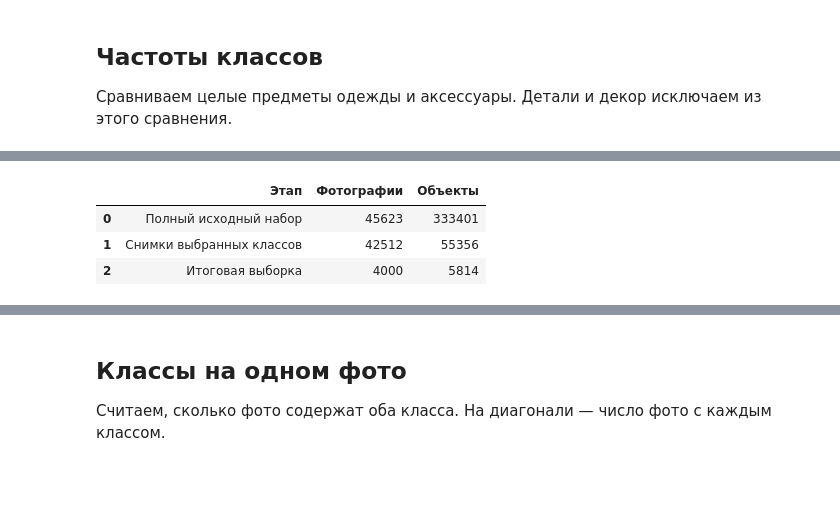
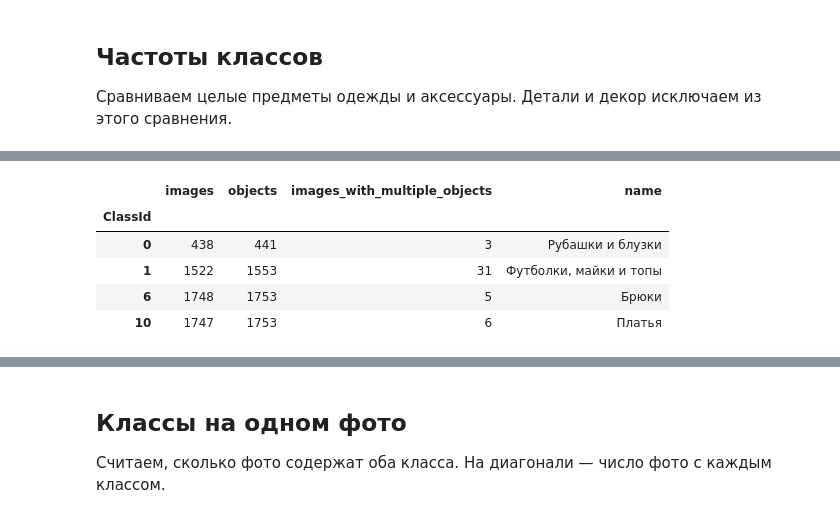
Before and after one commit to Monyzik/framework-coursework, a Jupyter notebook: notebooks/fashion.ipynb, the cells around one changed output, grey strips where cells are left out. Saved outputs shown, nothing was run; the diff lists cells and outputs as text; code cells hidden in the pictures; blank space fills up the shorter version.

```diff
--- a/notebooks/fashion.ipynb
+++ b/notebooks/fashion.ipynb
@@ -73,12 +75,11 @@ if (metadata[['Width', 'Height']] <= 0).any().any():
 if (metadata.groupby('ImageId')[['Width', 'Height']].nunique() > 1).any().any():
     raise ValueError('Для одного фото указаны разные размеры.')
 
-metadata['ClassId'] = metadata['ClassId'].replace({2: 1})
-categories = categories.drop(index=2)
-categories.loc[1, 'name'] = 'top, t-shirt, sweatshirt, sweater'
 if SOURCE_CSV != RAW / 'train.csv':
-    print('Полный train.csv отсутствует. Используются только сохранённые маски. '
-          'Рубашки и блузки имеют класс 0, категории 1 и 2 объединены в класс 1.')
+    release_classes = json.loads((PROCESSED / 'dataset_info.json').read_text())['classes']
+    categories = categories.loc[CLASS_IDS].copy()
+    for category in release_classes:
+        categories.loc[category['id'], 'name'] = category['name']
 
 counts = categories[['name', 'supercategory']].join(
     metadata.groupby('ClassId').agg(images=('ImageId', 'nunique'), objects=('ImageId', 'size'))
@@ -156,63 +157,47 @@ plt.show()
 # %%
-class_ids = sorted(set(CLASS_IDS))
-if not class_ids or not set(class_ids).issubset(categories.index):
-    raise ValueError('Выберите существующие классы.')
-candidates = metadata[metadata['ClassId'].isin(class_ids)]
-manifest_path = PROCESSED / 'image_manifest.csv'
-saved_manifest = pd.read_csv(manifest_path, dtype={'ImageId': str})
-if len(saved_manifest) != SAMPLE_SIZE or not saved_manifest['ImageId'].is_unique:
-    raise ValueError('В манифесте ожидались 4000 уникальных фото.')
-chosen = set(saved_manifest['ImageId'])
-if not chosen.issubset(set(candidates['ImageId'])):
-    raise ValueError('В загруженных аннотациях отсутствуют фотографии из манифеста.')
+info = json.loads((PROCESSED / 'dataset_info.json').read_text())
+class_ids = [category['id'] for category in info['classes']]
+assert class_ids == CLASS_IDS
+manifest = pd.read_csv(PROCESSED / 'image_manifest.csv', dtype={'ImageId': str})
+annotation_path = PROCESSED / 'selected_annotations.csv'
+selected_metadata = pd.read_csv(
+    annotation_path,
+    usecols=['ImageId', 'ClassId', 'Height', 'Width', 'AttributesIds'],
+    dtype={'ImageId': str},
+    keep_default_na=False,
+)
+assert len(manifest) == info['images'] and manifest['ImageId'].is_unique
+assert len(selected_metadata) == info['objects']
+assert set(selected_metadata['ImageId']) == set(manifest['ImageId'])
+assert set(selected_metadata['ClassId']) == set(class_ids)
+manifest_counts = manifest.set_index('ImageId')['objects'].sort_index()
+pd.testing.assert_series_equal(
+    selected_metadata.groupby('ImageId').size(), manifest_counts, check_names=False
+)
 
-selected_metadata = candidates[candidates['ImageId'].isin(chosen)]
-manifest = pd.DataFrame([
-    {
-        'ImageId': iid,
-        'file_name': f'train/{iid}.jpg',
-        'ClassIds': ' '.join(map(str, sorted(group['ClassId'].unique()))),
-        'Width': int(group['Width'].iloc[0]),
-        'Height': int(group['Height'].iloc[0]),
-        'objects': len(group),
-    }
-    for iid, group in selected_metadata.groupby('ImageId', sort=True)
-])
-selected_counts = categories.loc[class_ids, ['name', 'supercategory']].join(
-    selected_metadata.groupby('ClassId').agg(
-        images=('ImageId', 'nunique'), objects=('ImageId', 'size')
-    )
-).sort_values('images', ascending=False)
+selected_counts = selected_metadata.groupby('ClassId').agg(
+    images=('ImageId', 'nunique'), objects=('ImageId', 'size')
+).reindex(class_ids)
 instances_per_image = selected_metadata.groupby(['ImageId', 'ClassId']).size()
 selected_counts['images_with_multiple_objects'] = (
     instances_per_image.gt(1).groupby('ClassId').sum().reindex(class_ids, fill_value=0)
 )
+for category in info['classes']:
+    row = selected_counts.loc[category['id']]
+    assert (row['images'], row['objects']) == (category['images'], category['objects'])
+
 summary = {
     'original_images': int(metadata['ImageId'].nunique()),
-    'original_objects': len(metadata),
-    'candidate_images': int(candidates['ImageId'].nunique()),
-    'candidate_objects': len(candidates),
     'selected_images': len(manifest),
     'selected_objects': len(selected_metadata),
+    'annotations_without_attributes': int(selected_metadata['AttributesIds'].eq('').sum()),
 }
-assert len(manifest) == SAMPLE_SIZE and manifest['ImageId'].is_unique
-assert set(selected_metadata['ClassId']) == set(class_ids)
-
-display(pd.DataFrame({
-    'Этап': [data_label, 'Снимки выбранных классов', 'Итоговая выборка'],
-    'Фотографии': [summary['original_images'], summary['candidate_images'], summary['selected_images']],
-    'Объекты': [summary['original_objects'], summary['candidate_objects'], summary['selected_objects']],
-}))
-comparison = counts.loc[CLASS_IDS, ['name', 'images', 'objects']].rename(
-    columns={'images': 'source_images', 'objects': 'source_objects'}
-).join(selected_counts[['images', 'objects', 'images_with_multiple_objects']].rename(
-    columns={'images': 'selected_images', 'objects': 'selected_objects',
-             'images_with_multiple_objects': 'selected_multi_object_images'}
-))
-display(comparison)
-print('Разница частот:', selected_counts['images'].max() - selected_counts['images'].min())
+display(selected_counts.assign(name=[category['name_ru'] for category in info['classes']]))
+print(f"Итоговая выборка: {summary['selected_images']} фото, {summary['selected_objects']} масок.")
 # %% [output]
-|  | Этап | Фотографии | Объекты |
-| 0 | Полный исходный набор | 45623 | 333401 |
-| 1 | Снимки выбранных классов | 42512 | 55356 |
-| 2 | Итоговая выборка | 4000 | 5814 |
+|  | images | objects | images_with_multiple_objects | name |
+| ClassId |  |  |  |  |
+| 0 | 438 | 441 | 3 | Рубашки и блузки |
+| 1 | 1522 | 1553 | 31 | Футболки, майки и топы |
+| 6 | 1748 | 1753 | 5 | Брюки |
+| 10 | 1747 | 1753 | 6 | Платья |
```
Also changed, not shown: parts of 16 cells of this notebook, 2 other files.
